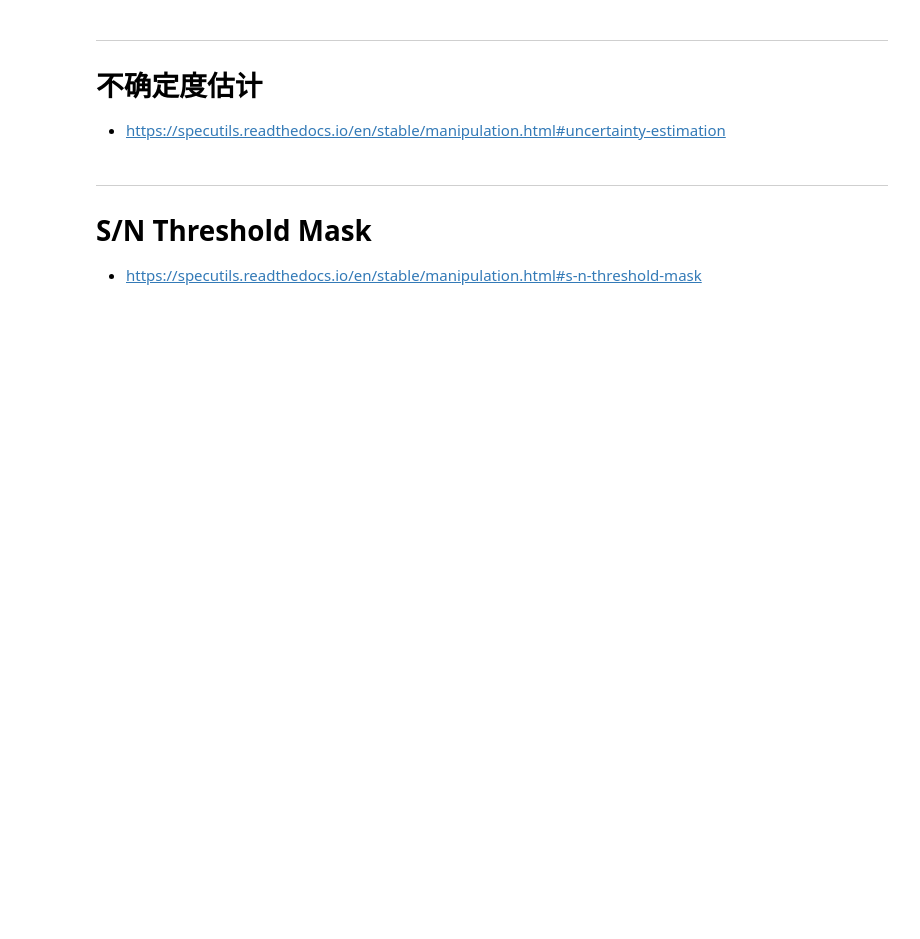
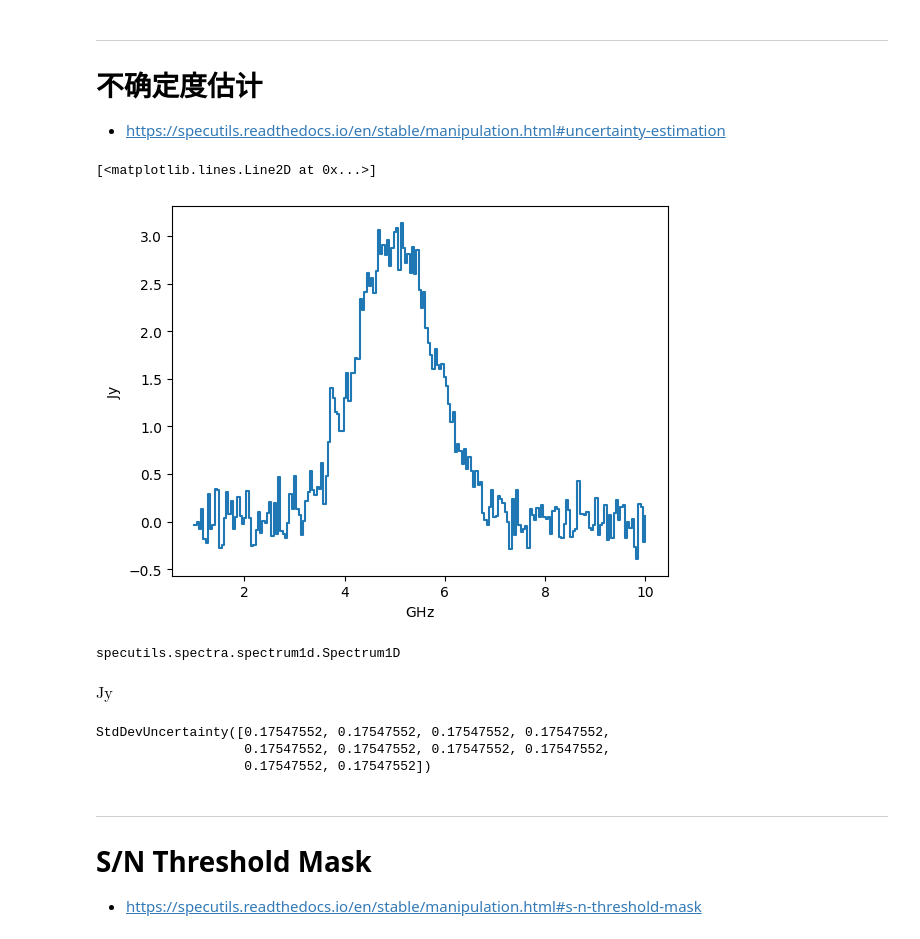
Before and after one commit to astro-zhurui/AstroNotes, a Jupyter notebook: 26_specutils/07_manipulating_spectra.ipynb, the cells around one changed output. Saved outputs shown, nothing was run; the diff lists cells and outputs as text; code cells hidden in the pictures; blank space fills up the shorter version.

```diff
--- a/26_specutils/07_manipulating_spectra.ipynb
+++ b/26_specutils/07_manipulating_spectra.ipynb
@@ -90,6 +176,46 @@ ax.legend()
 ---
 # 不确定度估计
 * https://specutils.readthedocs.io/en/stable/manipulation.html#uncertainty-estimation
+# %%
+"""
+定义一个没有不确定度, 但是有噪声的光谱
+"""
+from astropy.modeling import models
+
+spectral_axis = np.linspace(10, 1, 200) * u.GHz
+spectral_model = models.Gaussian1D(amplitude=3*u.Jy, mean=5*u.GHz, stddev=0.8*u.GHz)
+flux = spectral_model(spectral_axis)
+flux += np.random.default_rng(42).normal(0., 0.2, spectral_axis.shape) * u.Jy
+
+noisy_gaussian = Spectrum1D(spectral_axis=spectral_axis, flux=flux)
+
+fig, ax = plt.subplots()
+ax.step(noisy_gaussian.spectral_axis, noisy_gaussian.flux)
+# %% [output]
+[<matplotlib.lines.Line2D at 0x...>]
+[figure, added]
+# %%
+from specutils import SpectralRegion
+from specutils.manipulation import noise_region_uncertainty
+
+# 使用非谱线区域的光谱测量光谱的不确定度
+noise_region = SpectralRegion([(10, 7), (3, 0)] * u.GHz)
+spec_w_unc = noise_region_uncertainty(noisy_gaussian, noise_region)
+type(spec_w_unc)
+# %% [output]
+specutils.spectra.spectrum1d.Spectrum1D
+# %%
+spec_w_unc.uncertainty.unit
+# %% [output]
+$\mathrm{Jy}$
+# %%
+noise_region = SpectralRegion([(0, 25), (175, 200)]*u.pix)  # 也可以按像素定义光谱区
+spec_w_unc = noise_region_uncertainty(noisy_gaussian, noise_region)
+spec_w_unc.uncertainty[::20]
+# %% [output]
+StdDevUncertainty([0.17547552, 0.17547552, 0.17547552, 0.17547552,
+                   0.17547552, 0.17547552, 0.17547552, 0.17547552,
+                   0.17547552, 0.17547552])
 # %% [markdown]
 ---
 # S/N Threshold Mask
```
Also changed, not shown: parts of 15 cells of this notebook, 3 other files.
